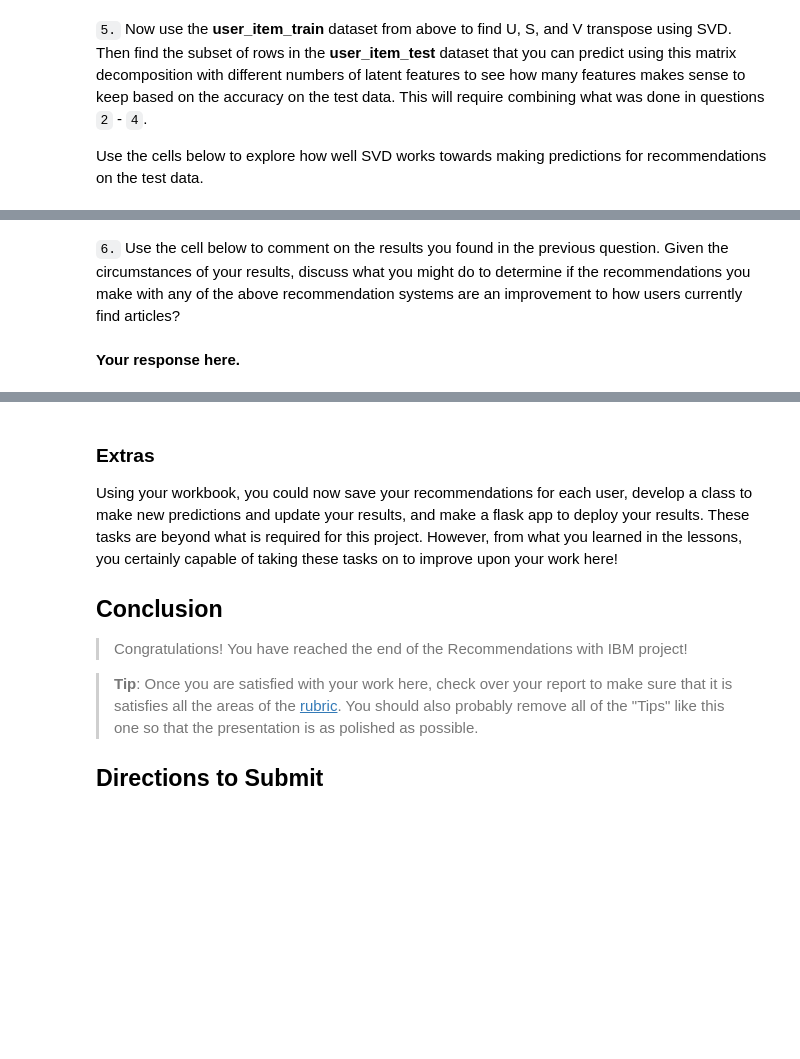
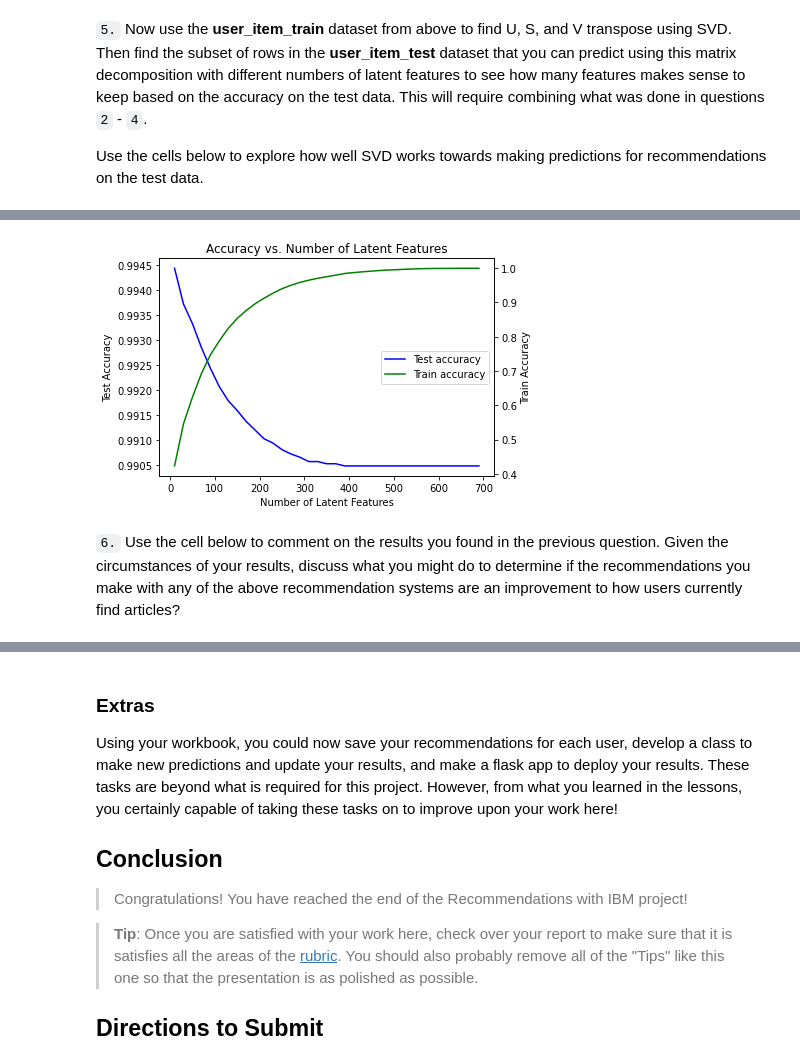
Before and after one commit to SolanaO/Recommendation_Systems, a Jupyter notebook: Recommendations_with_IBM.ipynb, the cells around one changed output, grey strips where cells are left out. Saved outputs shown, nothing was run; the diff lists cells and outputs as text; code cells hidden in the pictures; blank space fills up the shorter version.

```diff
--- a/Recommendations_with_IBM.ipynb
+++ b/Recommendations_with_IBM.ipynb
@@ -1589,0 +1600,26 @@ common_user_ids
+# %%
+num_latent_feats = np.arange(10,700+10,20)
+sum_errs_train = []
+sum_errs_test = []
+
+for k in num_latent_feats:
+    # restructure with k latent features for the train set matrices
+    s_new_train, u_new_train, vt_new_train = np.diag(s_train[:k]), u_train[:, :k], vt_train[:k, :]
+    # restructure with k latent features for the test set matrices
+    s_new_test, u_new_test, vt_new_test = np.diag(s_train[:k]), u_test[:, :k], vt_test[:k, :]
+
+    # take dot products for each group
+    user_item_est_train = np.around(np.dot(np.dot(u_new_train, s_new_train), vt_new_train))
+    user_item_est_test = np.around(np.dot(np.dot(u_new_test, s_new_train), vt_new_test))
+
+    # compute error for each prediction to actual value
+    diffs_train = np.subtract(user_item_train, user_item_est_train)
+    diffs_test = np.subtract(user_item_test_red, user_item_est_test)
+
+    # total train errors and keep track of them
+    err_train = np.sum(np.sum(np.abs(diffs_train)))
+    sum_errs_train.append(err_train)
+
+    # total test errors and keep track of them
+    err_test = np.sum(np.sum(np.abs(diffs_test)))
+    sum_errs_test.append(err_test)
@@ -1590,4 +1649,22 @@ common_user_ids
+# %%
+fig, ax1 = plt.subplots()
+ax2 = ax1.twinx()
+
+ax1.plot(num_latent_feats, 1 - np.array(sum_errs_test)/df.shape[0], color='b', label="Test accuracy");
+ax2.plot(num_latent_feats, 1 - np.array(sum_errs_train)/df.shape[0], color = 'g', label="Train accuracy");
+
+# get handlers and labels for the legend
+h1, l1 = ax1.get_legend_handles_labels()
+h2, l2 = ax2.get_legend_handles_labels()
+
+# create a legend for the test accuracy curve
+ax1.legend(h1+h2, l1+l2, loc='center right')
+
+ax1.set_xlabel('Number of Latent Features');
+ax2.set_ylabel('Train Accuracy');
+ax1.set_ylabel('Test Accuracy');
+plt.title('Accuracy vs. Number of Latent Features');
+# %% [output]
+[figure, added]
 # %% [markdown]
 `6.` Use the cell below to comment on the results you found in the previous question. Given the circumstances of your results, discuss what you might do to determine if the recommendations you make with any of the above recommendation systems are an improvement to how users currently find articles?
-# %% [markdown]
-**Your response here.**
```
Also changed, not shown: parts of 18 cells of this notebook.
